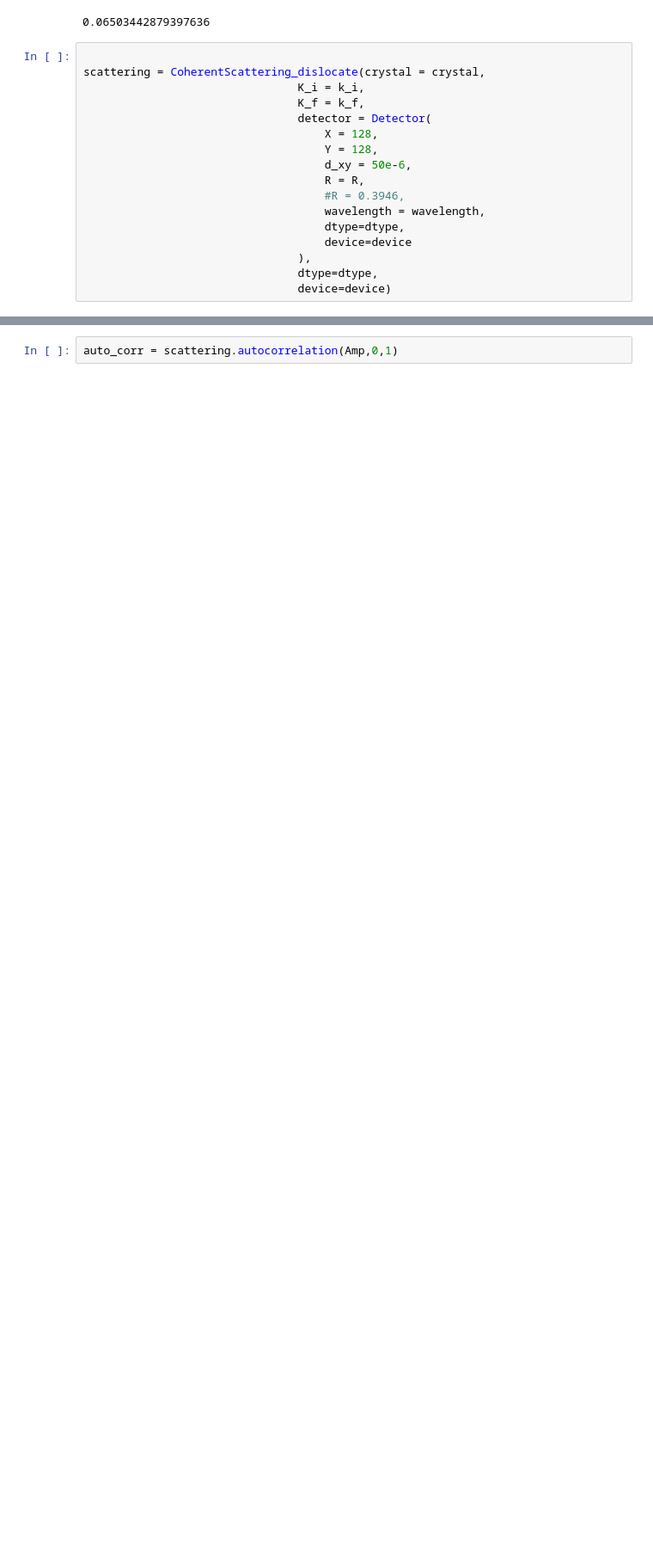
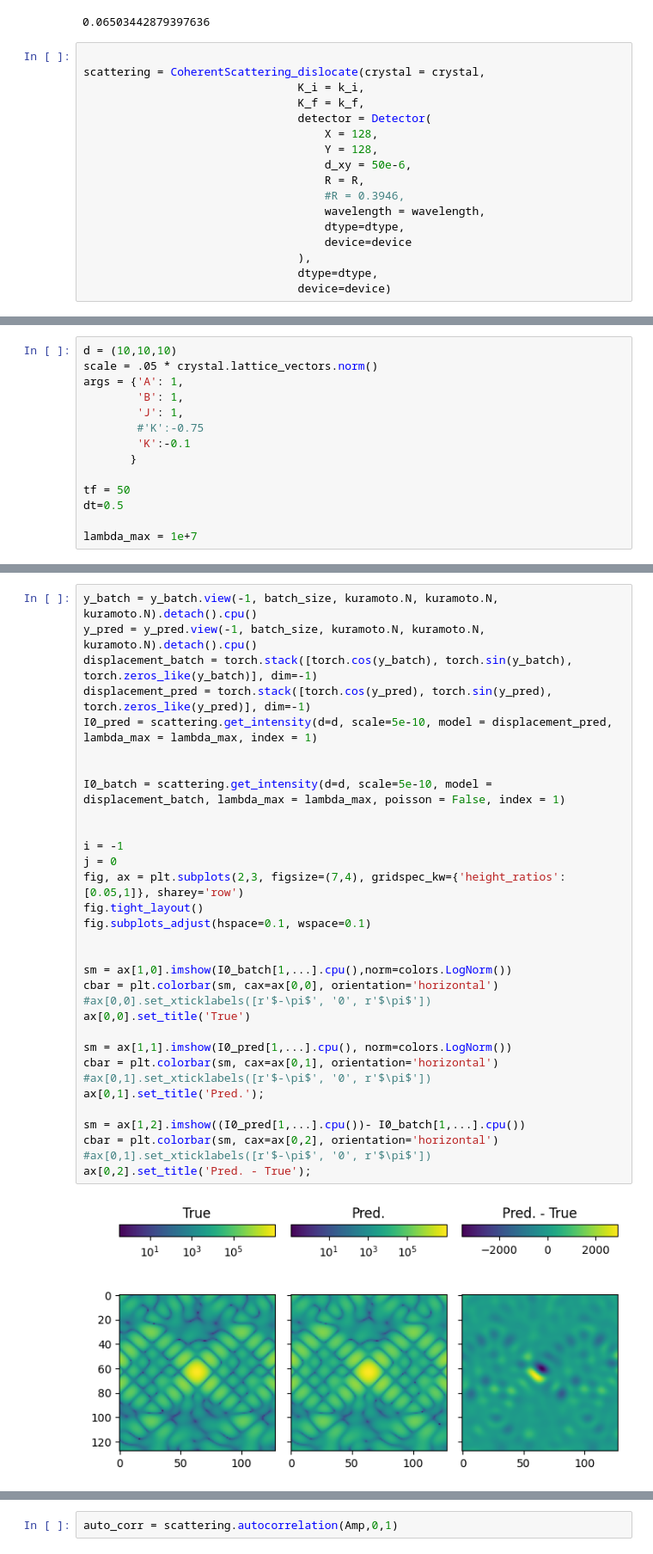
Before and after one commit to ccsommerfield/AI-DINO, a Jupyter notebook: Workflow.ipynb, the cells around one changed output, grey strips where cells are left out. Shown at 86% size. Cells and saved outputs as stored; diff of their text form; blank space fills up the shorter version.

```diff
--- a/Workflow.ipynb
+++ b/Workflow.ipynb
@@ -1023,0 +1162,14 @@ scattering = CoherentScattering_dislocate(crystal = crystal,
+# %%
+d = (10,10,10)
+scale = .05 * crystal.lattice_vectors.norm()
+args = {'A': 1,
+        'B': 1,
+        'J': 1,
+        #'K':-0.75
+        'K':-0.1
+       }
+
+tf = 50
+dt=0.5
+
+lambda_max = 1e+7
@@ -1023,0 +1256,34 @@ scattering = CoherentScattering_dislocate(crystal = crystal,
+# %%
+y_batch = y_batch.view(-1, batch_size, kuramoto.N, kuramoto.N, kuramoto.N).detach().cpu()
+y_pred = y_pred.view(-1, batch_size, kuramoto.N, kuramoto.N, kuramoto.N).detach().cpu()
+displacement_batch = torch.stack([torch.cos(y_batch), torch.sin(y_batch), torch.zeros_like(y_batch)], dim=-1)
+displacement_pred = torch.stack([torch.cos(y_pred), torch.sin(y_pred), torch.zeros_like(y_pred)], dim=-1)
+I0_pred = scattering.get_intensity(d=d, scale=5e-10, model = displacement_pred, lambda_max = lambda_max, index = 1)
+
+
+I0_batch = scattering.get_intensity(d=d, scale=5e-10, model = displacement_batch, lambda_max = lambda_max, poisson = False, index = 1)
+
+
+i = -1
+j = 0
+fig, ax = plt.subplots(2,3, figsize=(7,4), gridspec_kw={'height_ratios': [0.05,1]}, sharey='row')
+fig.tight_layout()
+fig.subplots_adjust(hspace=0.1, wspace=0.1)
+
+
+sm = ax[1,0].imshow(I0_batch[1,...].cpu(),norm=colors.LogNorm())
+cbar = plt.colorbar(sm, cax=ax[0,0], orientation='horizontal')
+#ax[0,0].set_xticklabels([r'$-\pi$', '0', r'$\pi$'])
+ax[0,0].set_title('True')
+
+sm = ax[1,1].imshow(I0_pred[1,...].cpu(), norm=colors.LogNorm())
+cbar = plt.colorbar(sm, cax=ax[0,1], orientation='horizontal')
+#ax[0,1].set_xticklabels([r'$-\pi$', '0', r'$\pi$'])
+ax[0,1].set_title('Pred.');
+
+sm = ax[1,2].imshow((I0_pred[1,...].cpu())- I0_batch[1,...].cpu())
+cbar = plt.colorbar(sm, cax=ax[0,2], orientation='horizontal')
+#ax[0,1].set_xticklabels([r'$-\pi$', '0', r'$\pi$'])
+ax[0,2].set_title('Pred. - True');
+# %% [output]
+[figure, added]
```
Also changed, not shown: parts of 32 cells of this notebook.
